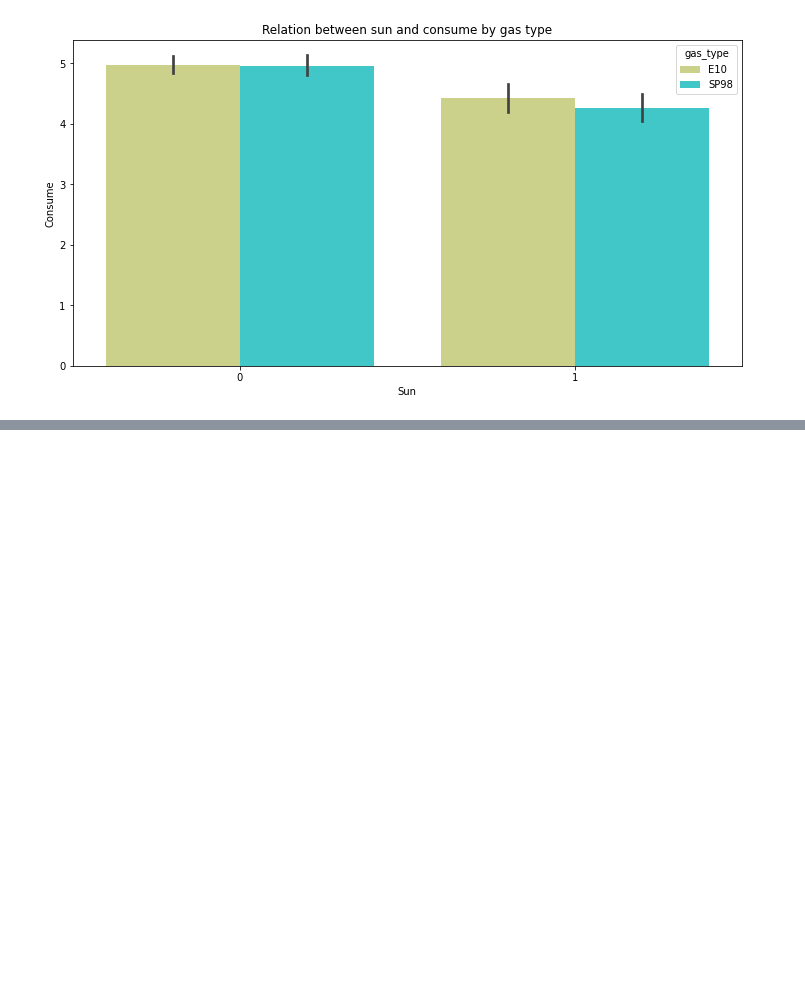
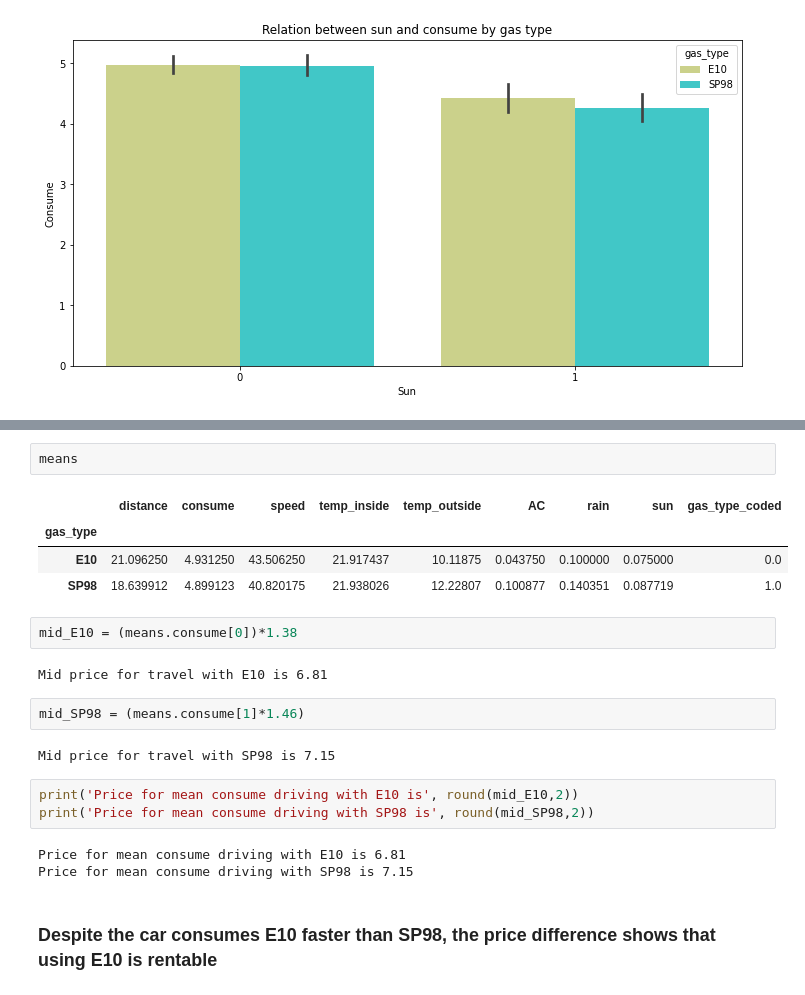
Before and after one commit to VictorRodriguezIronhack/reto_data, a Jupyter notebook: 2- Visualization.ipynb, the cells around one changed output, grey strips where cells are left out. Drawn from its saved outputs; the diff is of its cells as text; blank space fills up the shorter version.

```diff
--- a/2- Visualization.ipynb
+++ b/2- Visualization.ipynb
@@ -205,0 +227,23 @@ plt.show()
+# %%
+means
+# %% [output]
+|  | distance | consume | speed | temp_inside | temp_outside | AC | rain | sun | gas_type_coded |
+| gas_type |  |  |  |  |  |  |  |  |  |
+| E10 | 21.096250 | 4.931250 | 43.506250 | 21.917437 | 10.11875 | 0.043750 | 0.100000 | 0.075000 | 0.0 |
+| SP98 | 18.639912 | 4.899123 | 40.820175 | 21.938026 | 12.22807 | 0.100877 | 0.140351 | 0.087719 | 1.0 |
+# %%
+mid_E10 = (means.consume[0])*1.38
+# %% [output]
+Mid price for travel with E10 is 6.81
+# %%
+mid_SP98 = (means.consume[1]*1.46)
+# %% [output]
+Mid price for travel with SP98 is 7.15
+# %%
+print('Price for mean consume driving with E10 is', round(mid_E10,2))
+print('Price for mean consume driving with SP98 is', round(mid_SP98,2))
+# %% [output]
+Price for mean consume driving with E10 is 6.81
+Price for mean consume driving with SP98 is 7.15
+# %% [markdown]
+### Despite the car consumes E10 faster than SP98, the price difference shows that using E10 is rentable
```
Also changed, not shown: parts of 3 cells of this notebook, 1 other file.
